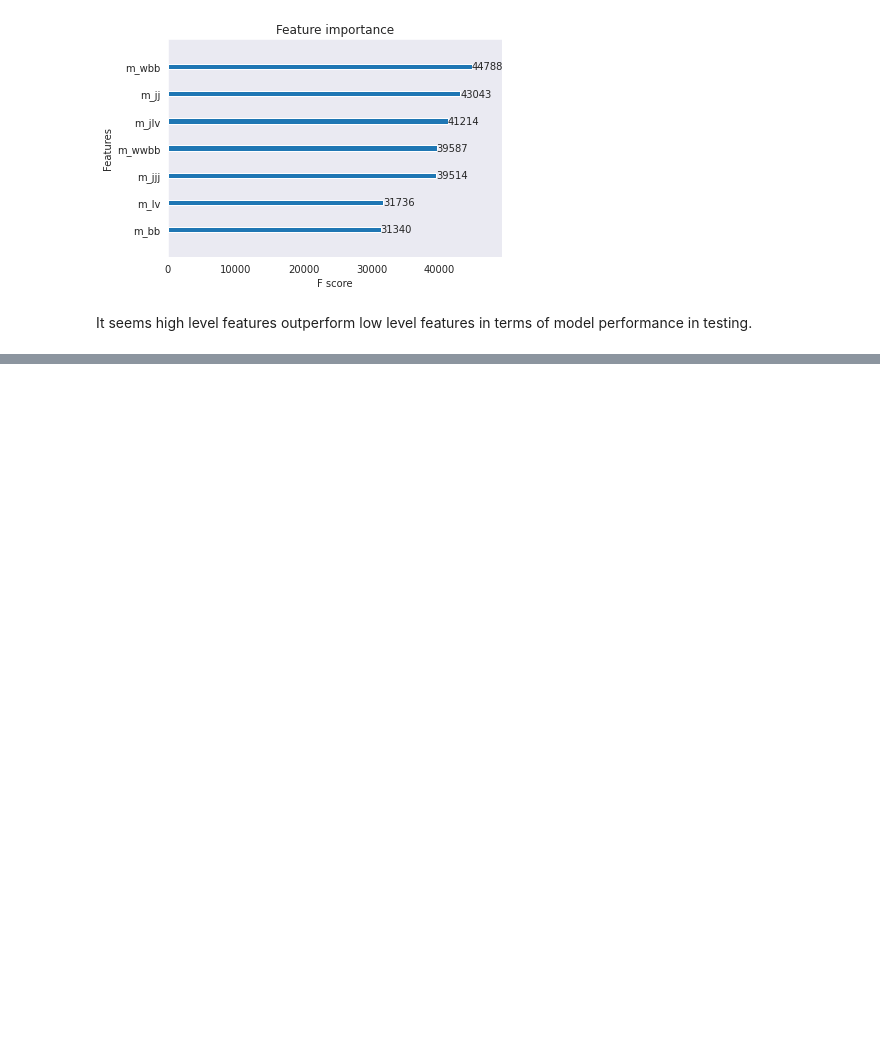
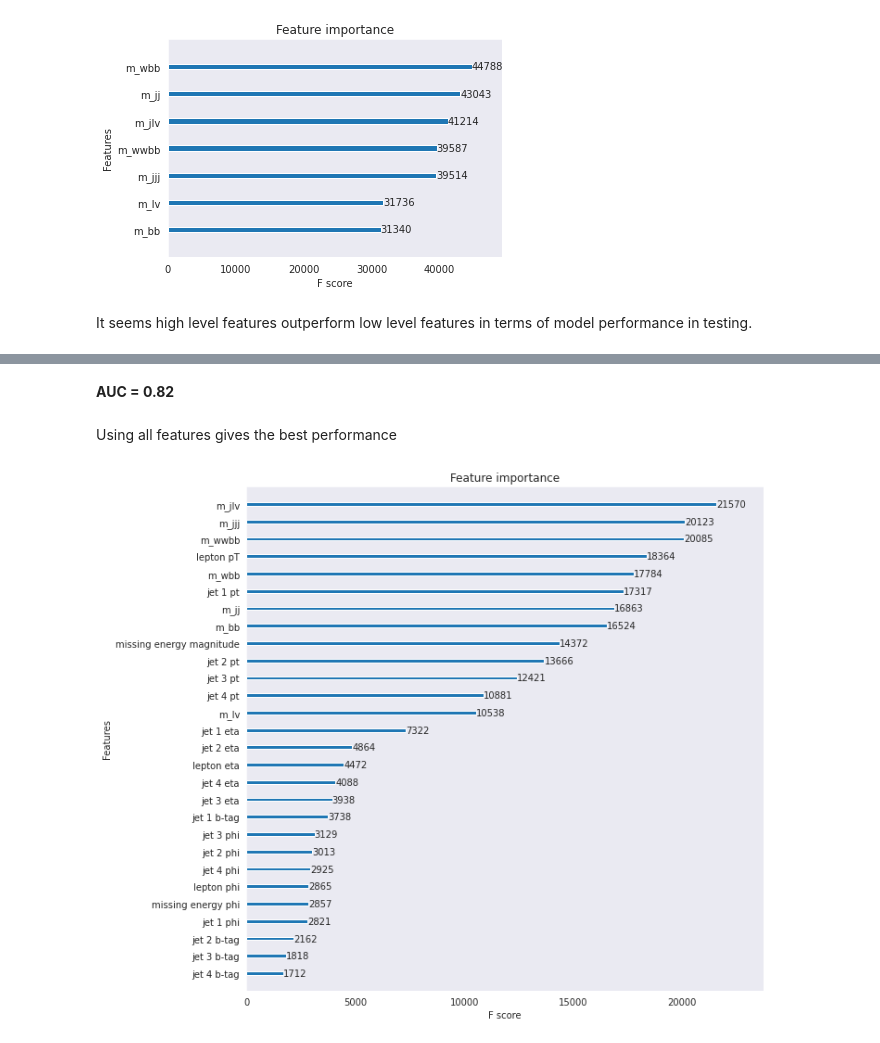
Before and after one commit to Yash-10/Higgs-Classification, a Jupyter notebook: bdt/BDT.ipynb, the cells around one changed output, grey strips where cells are left out. Cells and saved outputs as stored; diff of their text form; code cells hidden in the pictures; blank space fills up the shorter version.

```diff
--- a/bdt/BDT.ipynb
+++ b/bdt/BDT.ipynb
@@ -214,0 +235,9 @@ It seems high level features outperform low level features in terms of model per
+# %% [markdown]
+**AUC = 0.82**
+# %% [markdown]
+Using all features gives the best performance
+# %%
+fig, ax = plt.subplots(figsize=(10, 10))
+xgb.plot_importance(booster_full, ax=ax, grid=False);
+# %% [output]
+[figure, added]
```
Also changed, not shown: parts of 8 cells of this notebook.
